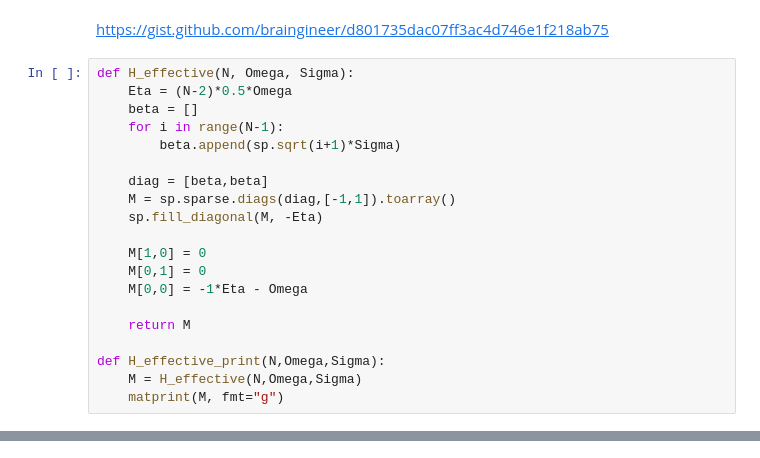
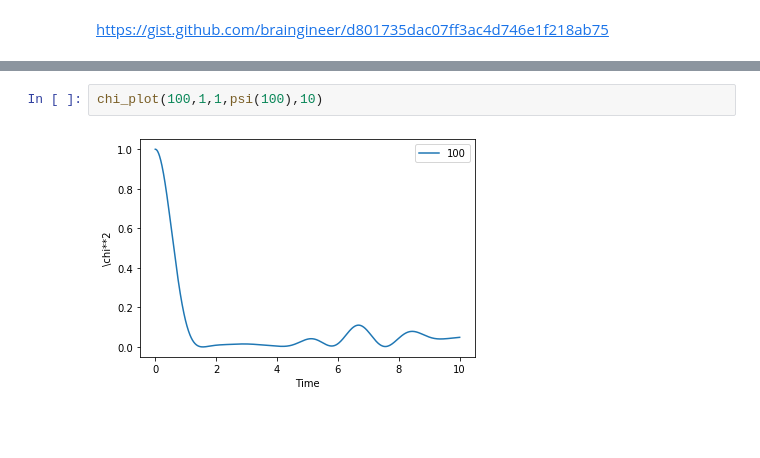
Before and after one commit to yooxiang/Optimal_control_of_hybrid_quantum_systems, a Jupyter notebook: main.ipynb, the cells around one changed output, grey strips where cells are left out. Drawn from its saved outputs; the diff is of its cells as text; blank space fills up the shorter version.

```diff
--- a/main.ipynb
+++ b/main.ipynb
@@ -21,23 +25,3 @@ def matprint(mat, fmt="g"):
         print("")
 # %% [markdown]
 https://gist.github.com/braingineer/d801735dac07ff3ac4d746e1f218ab75
-# %%
-def H_effective(N, Omega, Sigma):
-    Eta = (N-2)*0.5*Omega
-    beta = []
-    for i in range(N-1):
-        beta.append(sp.sqrt(i+1)*Sigma)
-
-    diag = [beta,beta]
-    M = sp.sparse.diags(diag,[-1,1]).toarray()
-    sp.fill_diagonal(M, -Eta)
-
-    M[1,0] = 0
-    M[0,1] = 0
-    M[0,0] = -1*Eta - Omega
-
-    return M
-
-def H_effective_print(N,Omega,Sigma):
-    M = H_effective(N,Omega,Sigma)
-    matprint(M, fmt="g")
@@ -55,0 +104,4 @@ $\begin{aligned} \mathcal{H} &=\mathcal{H}_{s}^{e f} \otimes \mathbb{I}+\omega_{
+# %%
+chi_plot(100,1,1,psi(100),10)
+# %% [output]
+[figure, added]
```
Also changed, not shown: parts of 7 cells of this notebook.
